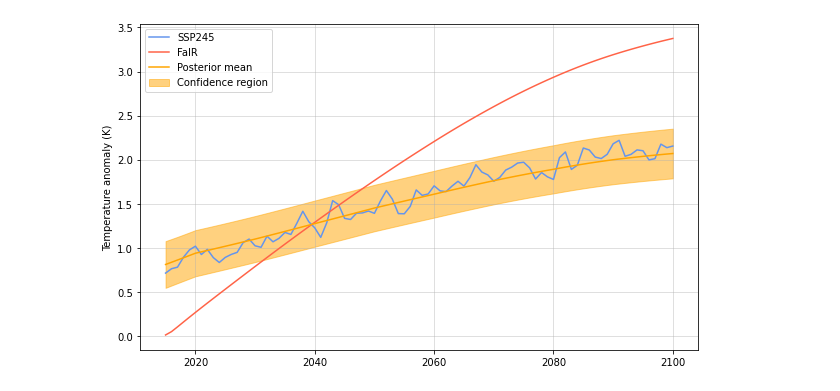
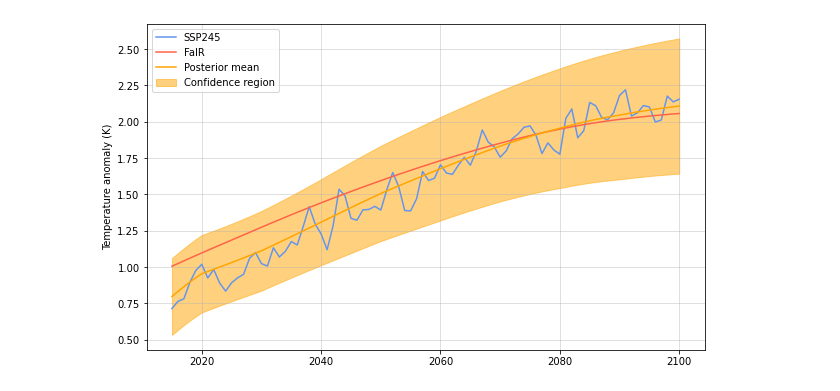
Before and after one commit to shahineb/FaIRGP, a Jupyter notebook: notebooks/150422-regular-gp-regression-CO2-CH4-SO2-BC.ipynb, the cells around one changed output. Cells and saved outputs as stored; diff of their text form; code cells hidden in the pictures.

```diff
--- a/notebooks/150422-regular-gp-regression-CO2-CH4-SO2-BC.ipynb
+++ b/notebooks/150422-regular-gp-regression-CO2-CH4-SO2-BC.ipynb
@@ -153,0 +150,10 @@ plt.show()
+# %%
+fig, ax = plt.subplots(1, 4, figsize=(40, 6))
+
+for i in range(len(emissions)):
+    ax[i].plot(times[i], temperatures[i], color='cornflowerblue', label='NORESM2-LM')
+    ax[i].set_ylabel('Temperature anomaly (K)')
+    ax[i].plot(times[i], tas_fair[i].flatten(), color='tomato', label='FaIR')
+    ax[i].grid(alpha=0.5)
+plt.legend()
+plt.show()
@@ -154,18 +162,20 @@ plt.show()
 # %%
 # Prepare tensors
-Xtrain = np.stack([np.concatenate(cum_emissions_train.CO2),
-                   np.concatenate(emissions_train.CH4),
-                   np.concatenate(emissions_train.SO2),
-                   np.concatenate(emissions_train.BC)])
+train_idx = [0, 1, 3, 4]
+test_idx = [2]
+Xtrain = np.stack([np.concatenate([cum_emissions.CO2[i] for i in train_idx]),
+                   np.concatenate([emissions.CH4[i] for i in train_idx]),
+                   np.concatenate([emissions.SO2[i] for i in train_idx]),
+                   np.concatenate([emissions.BC[i] for i in train_idx])])
 Xtrain = torch.from_numpy(Xtrain).float().T
-ytrain = torch.from_numpy(np.concatenate(tas_train)).float()
+ytrain = torch.from_numpy(np.concatenate([temperatures[i] for i in train_idx])).float()
 
-Xtest = np.stack([cum_emissions_test.CO2,
-                  emissions_test.CH4,
-                  emissions_test.SO2,
-                  emissions_test.BC]).T
-Xtest = torch.from_numpy(Xtest).float()
-ytest = torch.from_numpy(tas_test).float()
+Xtest = np.stack([np.concatenate([cum_emissions.CO2[i] for i in test_idx]),
+                  np.concatenate([emissions.CH4[i] for i in test_idx]),
+                  np.concatenate([emissions.SO2[i] for i in test_idx]),
+                  np.concatenate([emissions.BC[i] for i in test_idx])])
+Xtest = torch.from_numpy(Xtest).float().T
+ytest = torch.from_numpy(np.concatenate([temperatures[i] for i in test_idx])).float()
 # %%
 # Standardize inputs
 mux, sigmax = Xtrain.mean(dim=0), Xtrain.std(dim=0)
@@ -185,7 +195,7 @@ class ExactGP(gpytorch.models.ExactGP):
 # %%
 # Define thermal boxes GPs
 m = means.ZeroMean()
-k = kernels.RBFKernel(ard_num_dims=4, active_dims=[0, 1, 2, 3])
+k = kernels.MaternKernel(nu=1.5, ard_num_dims=4, active_dims=[0, 1, 2, 3])
 likelihood = likelihoods.GaussianLikelihood()
 model = ExactGP(Xtrain_std, ytrain, m, k, likelihood)
 # %%
@@ -236,18 +223,21 @@ plt.show()
 # %%
 fig, ax = plt.subplots(1, 1, figsize=(10, 6))
 
+time_test = times[test_idx[0]]
+tas_test = temperatures[test_idx[0]]
+tas_fair_test = tas_fair[test_idx[0]]
 lb, ub = noisy_pred.confidence_region()
 
 ax.plot(time_test, tas_test, color='cornflowerblue', label='SSP245')
 ax.set_ylabel('Temperature anomaly (K)')
-ax.plot(time_test, res_test['T'].flatten(), color='tomato', label='FaIR')
+ax.plot(time_test, tas_fair_test, color='tomato', label='FaIR')
 ax.plot(time_test, pred.mean, color='orange', label='Posterior mean')
 ax.fill_between(time_test, lb, ub, alpha=0.5, color='orange', label='Confidence region')
 ax.grid(alpha=0.5)
 plt.legend()
 plt.show()
 # %% [output]
-[figure, old version]
+[figure, new version]
 # %%
 rmse = torch.sqrt(torch.square(pred.mean - tas_test).mean()).item()
 ll = noisy_pred.log_prob(torch.from_numpy(tas_test).float()).item()
```
Also changed, not shown: parts of 13 cells of this notebook, 13 other files.
